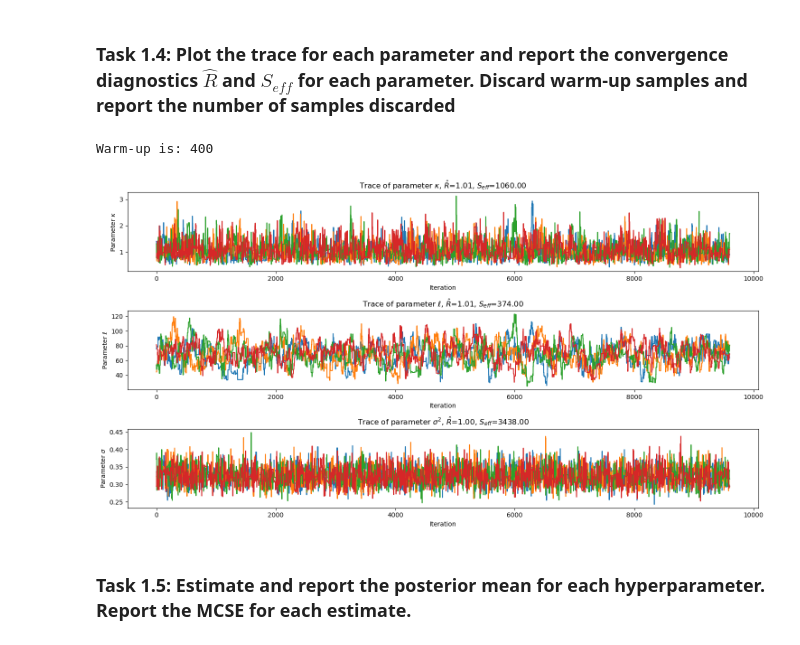
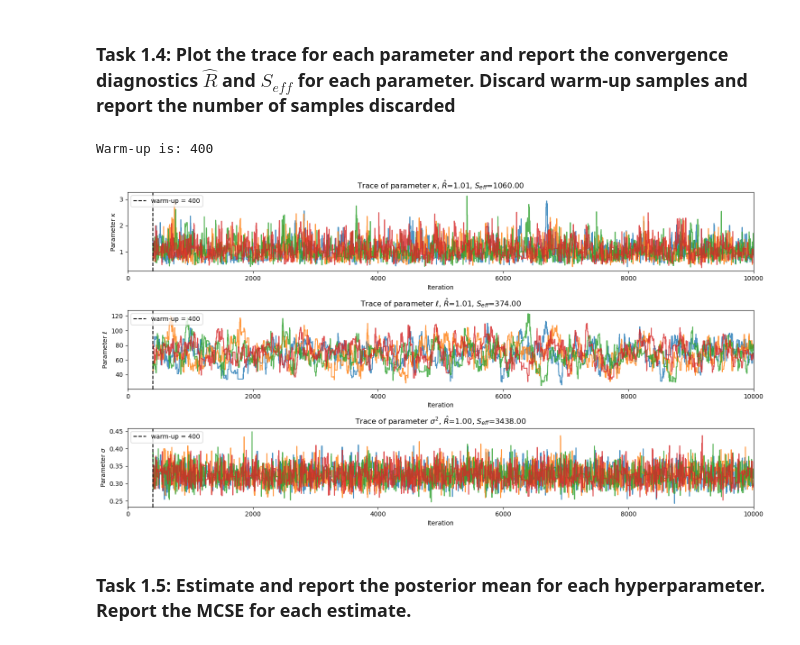
Before and after one commit to marbles3842/bml-3, a Jupyter notebook: part1.ipynb, the cells around one changed output. Cells and saved outputs as stored; diff of their text form; code cells hidden in the pictures.

Commit message:
Small adjustments to the plots

```diff
--- a/part1.ipynb
+++ b/part1.ipynb
@@ -204,14 +204,11 @@ accepts = load_array('accepts-task13.npy')
 # %% [markdown]
 ###  Task 1.4: Plot the trace for each parameter and report the convergence diagnostics $\hat{R}$ and $S_{eff}$ for each parameter. Discard warm-up samples and report the number of samples discarded
 # %%
-# The same result but after warm-up
 warm_up = int(0.04 * num_iterations)
 thetas_after_warmup = thetas[:, warm_up:, :]
 
 Rhats = compute_Rhat(thetas_after_warmup)
 Seffs = compute_effective_sample_size(thetas_after_warmup)
-
-fig, axes = plt.subplots(3, 1, figsize=(15, 8))
 
 conv_diagnostic_str = lambda i: fr'$\hat{{R}}$={Rhats[i]:3.2f}, $S_{{eff}}$={Seffs[i]:3.2f}'
 
@@ -221,20 +218,30 @@ params = [
     (r'Parameter $\sigma$', fr'Trace of parameter $\sigma^{2}$, {conv_diagnostic_str(2)}')
 ]
 
-for chain in thetas_after_warmup:
-    for i, (ylabel, title) in enumerate(params):
-        axes[i].plot(chain[:,i])
-        axes[i].set_xlabel('Iteration')
-        axes[i].set_ylabel(ylabel)
-        axes[i].set_title(title)
-
-fig.tight_layout()
-plt.savefig(pics_output_path('img14.png'), dpi=300)
-
 print(f'Warm-up is: {warm_up}')
 # %% [output]
 Warm-up is: 400
-[figure, removed]
+# %%
+fig, axes = plt.subplots(3, 1, figsize=(15, 8))
+
+for chain in thetas_after_warmup:
+    for i, (ylabel, title) in enumerate(params):
+        axes[i].plot(jnp.arange(warm_up, num_iterations+1), chain[:, i], alpha=0.8)
+
+for i, (ylabel, title) in enumerate(params):
+    ax = axes[i]
+    ax.axvline(warm_up, color='black', linestyle='--', label=f'warm-up = {warm_up}')
+    ax.set_xlim(0, num_iterations)
+    ax.set_xlabel('Iteration')
+    ax.set_ylabel(ylabel)
+    ax.set_title(title)
+    ax.legend(loc='upper left')
+
+fig.tight_layout()
+plt.savefig(pics_output_path('img14.png'), dpi=300)
+plt.show()
+# %% [output]
+[figure, added]
 # %% [markdown]
 ### Task 1.5: Estimate and report the posterior mean for each hyperparameter. Report the MCSE for each estimate.
 # %%
```
Also changed, not shown: 1 other file.
